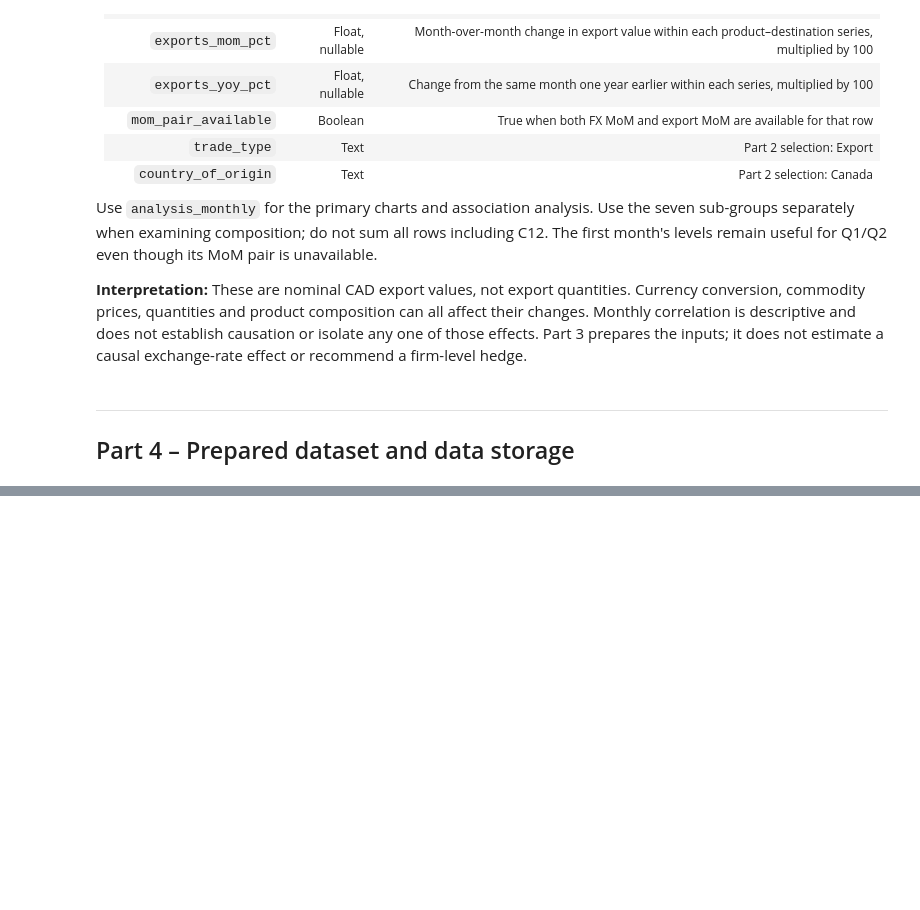
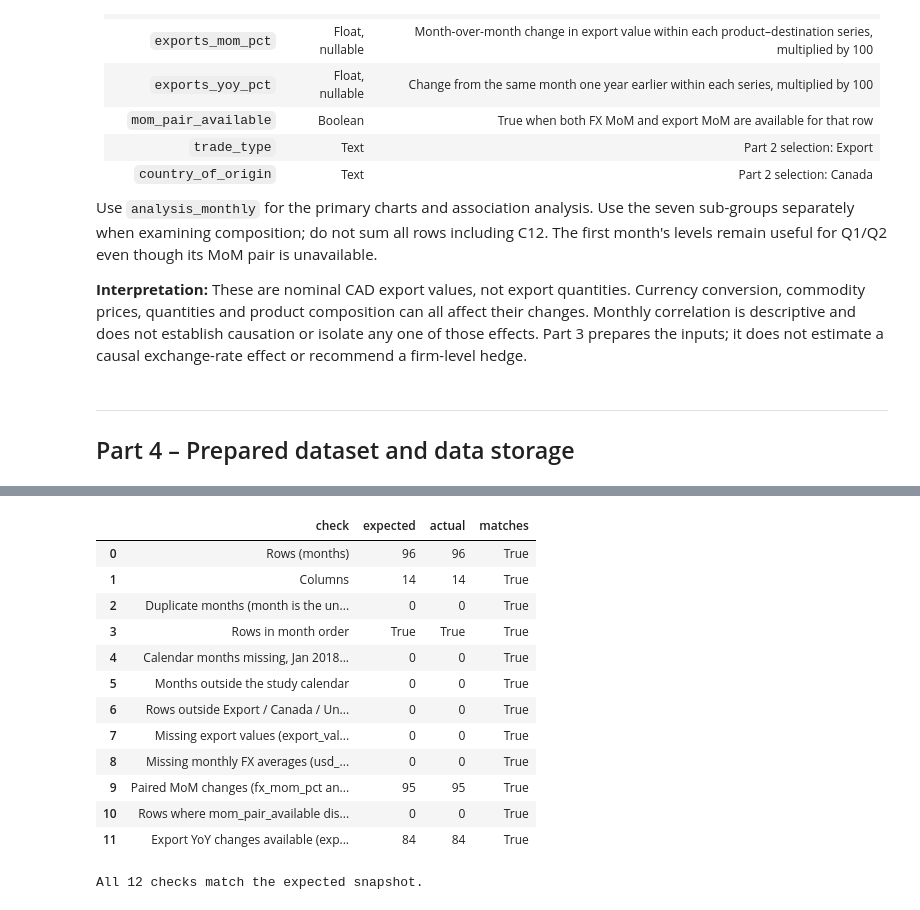
Before and after one commit to Lingliliee/Milestone-2, a Jupyter notebook: notebooks/milestone2_pipeline.ipynb, the cells around one changed output, grey strips where cells are left out. Cells and saved outputs as stored; diff of their text form; code cells hidden in the pictures; blank space fills up the shorter version.

```diff
--- a/notebooks/milestone2_pipeline.ipynb
+++ b/notebooks/milestone2_pipeline.ipynb
@@ -755,0 +766,13 @@ exchange-rate effect or recommend a firm-level hedge.
+# %%
+# 4.1 Load the prepared dataset saved by Part 3.6 (read only; nothing is written)
+from pathlib import Path
+import pandas as pd
+
+P4_ROOT = Path.cwd().parent if Path.cwd().name == "notebooks" else Path.cwd()
+P4_CSV = P4_ROOT / "data" / "transformed" / "analysis_monthly.csv"
+assert P4_CSV.exists(), f"Prepared CSV not found: {P4_CSV}"
+
+prepared = pd.read_csv(P4_CSV, parse_dates=["month"], dtype={"status": "string"})
+print(f"Read {P4_CSV.relative_to(P4_ROOT).as_posix()}: {prepared.shape[0]} rows x {prepared.shape[1]} columns")
+print(f"Months: {prepared['month'].min():%B %Y} to {prepared['month'].max():%B %Y}")
+prepared.dtypes.astype(str).rename("dtype").to_frame()
@@ -755,0 +803,45 @@ exchange-rate effect or recommend a firm-level hedge.
+# %%
+# 4.2 Compare the prepared table with the expected snapshot (report only; data unchanged)
+p4_months = pd.DatetimeIndex(prepared["month"])
+p4_calendar = pd.date_range("2018-01-01", "2025-12-01", freq="MS")
+p4_paired = prepared[["fx_mom_pct", "exports_mom_pct"]].notna().all(axis=1)
+p4_selection = ((prepared["trade_type"] == "Export") & (prepared["country_of_origin"] == "Canada")
+                & (prepared["destination"] == "United States") & (prepared["product_code"] == "C12"))
+
+p4_checks = pd.DataFrame([
+    ("Rows (months)", 96, len(prepared)),
+    ("Columns", 14, prepared.shape[1]),
+    ("Duplicate months (month is the unique key)", 0, int(p4_months.duplicated().sum())),
+    ("Rows in month order", True, bool(p4_months.is_monotonic_increasing)),
+    ("Calendar months missing, Jan 2018 - Dec 2025", 0, len(p4_calendar.difference(p4_months))),
+    ("Months outside the study calendar", 0, len(p4_months.difference(p4_calendar))),
+    ("Rows outside Export / Canada / United States / C12", 0, int((~p4_selection).sum())),
+    ("Missing export values (export_value_cad_k)", 0, int(prepared["export_value_cad_k"].isna().sum())),
+    ("Missing monthly FX averages (usd_cad_monthly_avg)", 0, int(prepared["usd_cad_monthly_avg"].isna().sum())),
+    ("Paired MoM changes (fx_mom_pct and exports_mom_pct)", 95, int(p4_paired.sum())),
+    ("Rows where mom_pair_available disagrees with the pair", 0, int((p4_paired != prepared["mom_pair_available"]).sum())),
+    ("Export YoY changes available (exports_yoy_pct)", 84, int(prepared["exports_yoy_pct"].notna().sum())),
+], columns=["check", "expected", "actual"])
+p4_checks["matches"] = [e == a for e, a in zip(p4_checks["expected"], p4_checks["actual"])]
+display(p4_checks)
+
+p4_mismatches = p4_checks.loc[~p4_checks["matches"], "check"].tolist()
+if p4_mismatches:
+    print("DISCREPANCY - review with the Part 3 owner before use (the data were not changed):", p4_mismatches)
+else:
+    print("All 12 checks match the expected snapshot.")
+# %% [output]
+|  | check | expected | actual | matches |
+| 0 | Rows (months) | 96 | 96 | True |
+| 1 | Columns | 14 | 14 | True |
+| 2 | Duplicate months (month is the un... | 0 | 0 | True |
+| 3 | Rows in month order | True | True | True |
+| 4 | Calendar months missing, Jan 2018... | 0 | 0 | True |
+| 5 | Months outside the study calendar | 0 | 0 | True |
+| 6 | Rows outside Export / Canada / Un... | 0 | 0 | True |
+| 7 | Missing export values (export_val... | 0 | 0 | True |
+| 8 | Missing monthly FX averages (usd_... | 0 | 0 | True |
+| 9 | Paired MoM changes (fx_mom_pct an... | 95 | 95 | True |
+| 10 | Rows where mom_pair_available dis... | 0 | 0 | True |
+| 11 | Export YoY changes available (exp... | 84 | 84 | True |
+All 12 checks match the expected snapshot.
```
Also changed, not shown: parts of 8 cells of this notebook, 4 other files.
